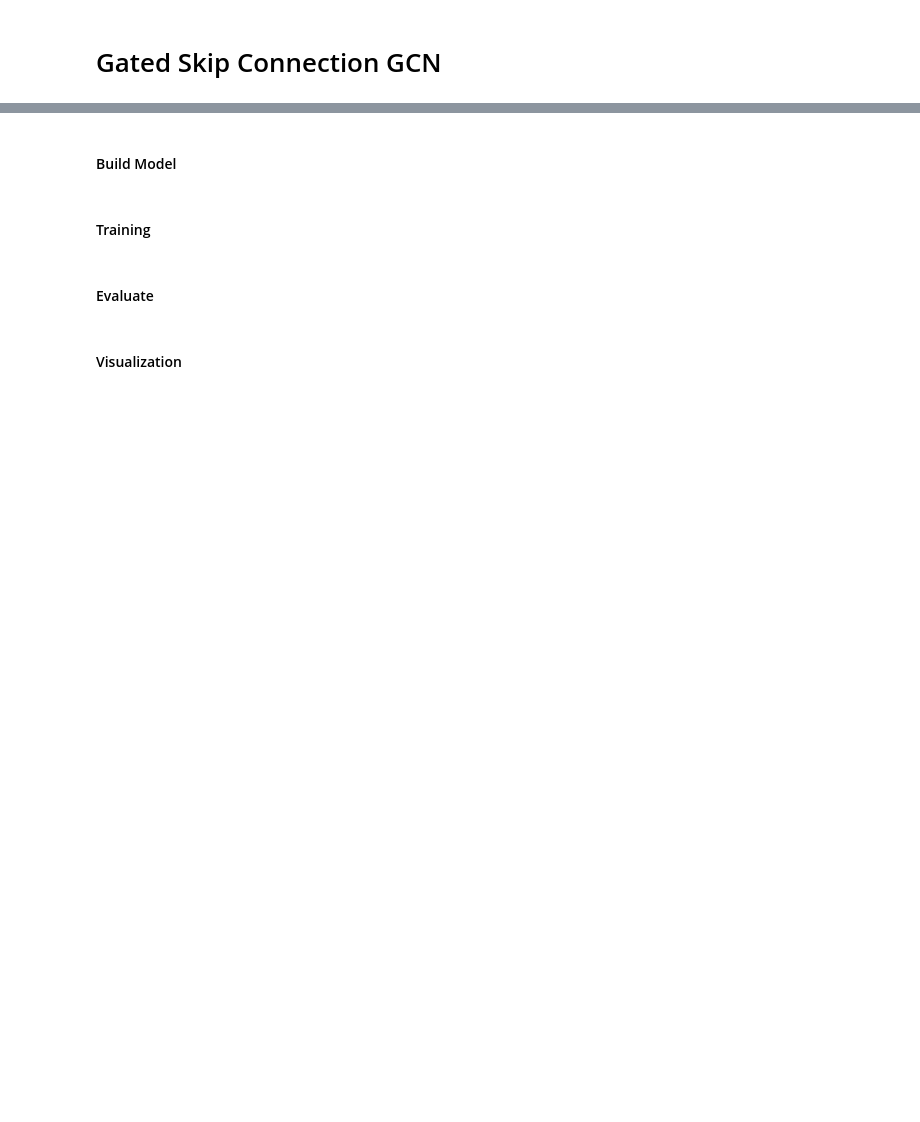
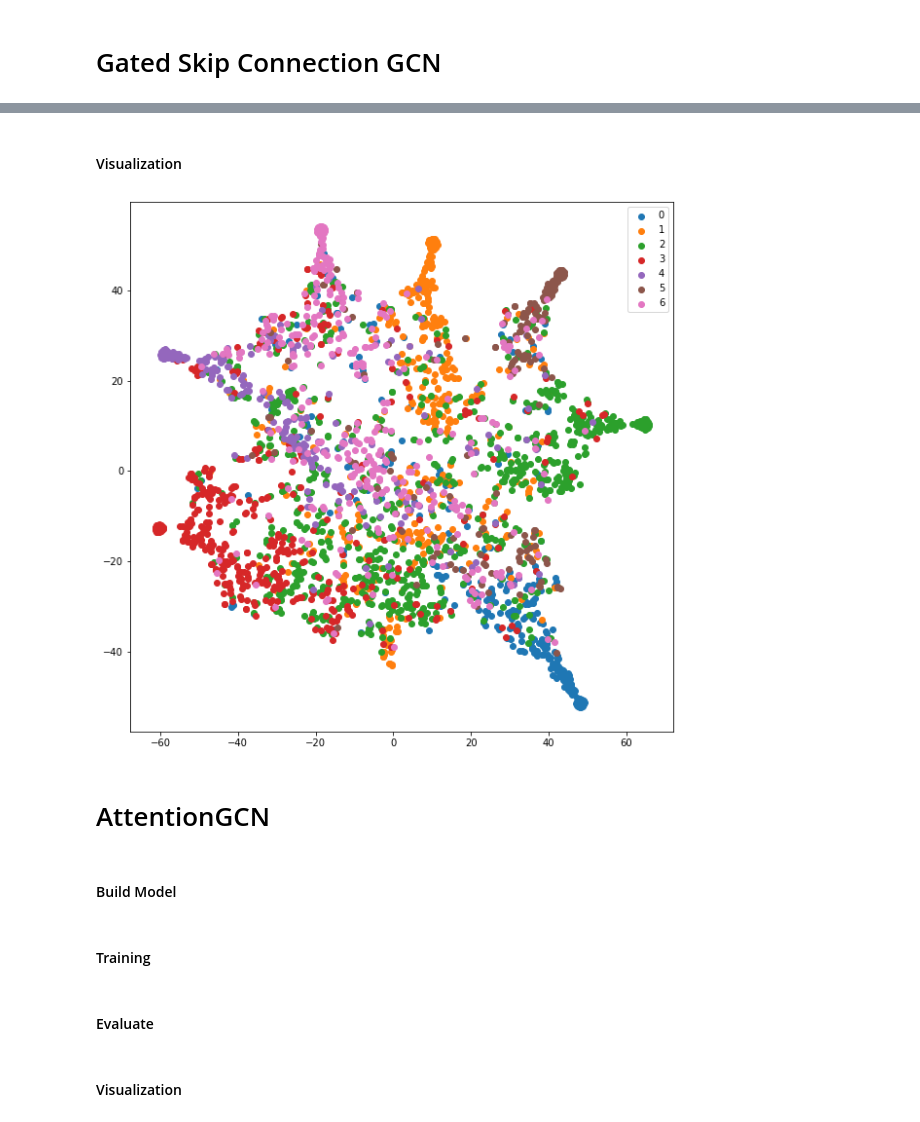
Before and after one commit to comojin1994/GCN, a Jupyter notebook: GCN.ipynb, the cells around one changed output, grey strips where cells are left out. Saved outputs shown, nothing was run; the diff lists cells and outputs as text; code cells hidden in the pictures; blank space fills up the shorter version.

```diff
--- a/GCN.ipynb
+++ b/GCN.ipynb
@@ -547,3 +673,15 @@ class GatedSkipConnection(tf.keras.layers.Layer):
+# %% [markdown]
+#### Visualization
+# %%
+activations = gated_skip_connection_GCN_model.predict([A, X], batch_size=N)
+
+x_tsne = TSNE(n_components=2).fit_transform(activations)
+
+plot_tSNE(labels_encoded, x_tsne)
+# %% [output]
+[figure, added]
+# %% [markdown]
+# AttentionGCN
 # %% [markdown]
 #### Build Model
 # %% [markdown]
```
Also changed, not shown: parts of 18 cells of this notebook, 2 other files.
